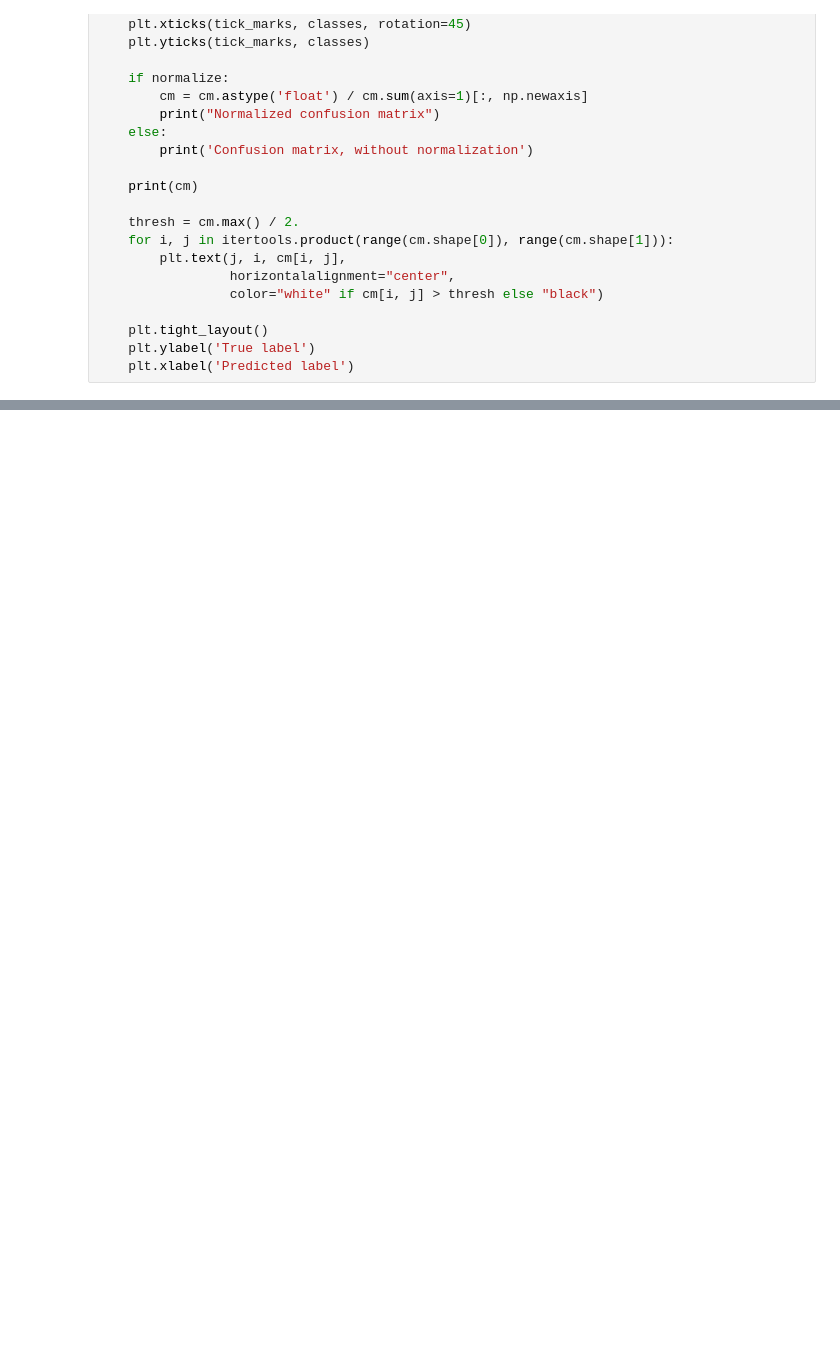
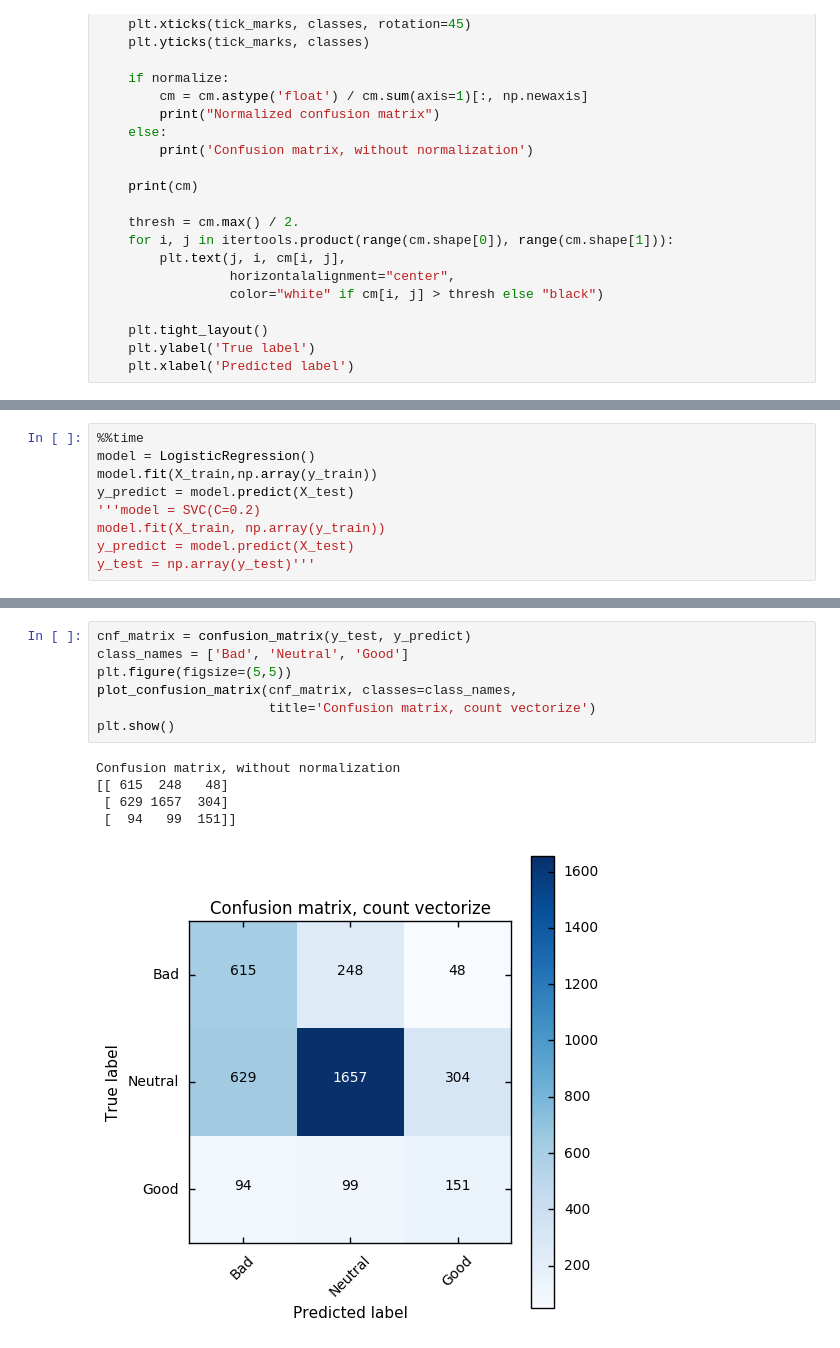
Before and after one commit to ParkinMsu/short_text_sentiment_analysis, a Jupyter notebook: data_analysis.ipynb, the cells around one changed output, grey strips where cells are left out. Drawn from its saved outputs; the diff is of its cells as text; blank space fills up the shorter version.

```diff
--- a/data_analysis.ipynb
+++ b/data_analysis.ipynb
@@ -387,0 +460,9 @@ recall: 0.3333
+# %%
+%%time
+model = LogisticRegression()
+model.fit(X_train,np.array(y_train))
+y_predict = model.predict(X_test)
+'''model = SVC(C=0.2)
+model.fit(X_train, np.array(y_train))
+y_predict = model.predict(X_test)
+y_test = np.array(y_test)'''
@@ -387,0 +472,13 @@ recall: 0.3333
+# %%
+cnf_matrix = confusion_matrix(y_test, y_predict)
+class_names = ['Bad', 'Neutral', 'Good']
+plt.figure(figsize=(5,5))
+plot_confusion_matrix(cnf_matrix, classes=class_names,
+                      title='Confusion matrix, count vectorize')
+plt.show()
+# %% [output]
+Confusion matrix, without normalization
+[[ 615  248   48]
+ [ 629 1657  304]
+ [  94   99  151]]
+[figure, added]
```
Also changed, not shown: parts of 28 cells of this notebook, 3 other files.
